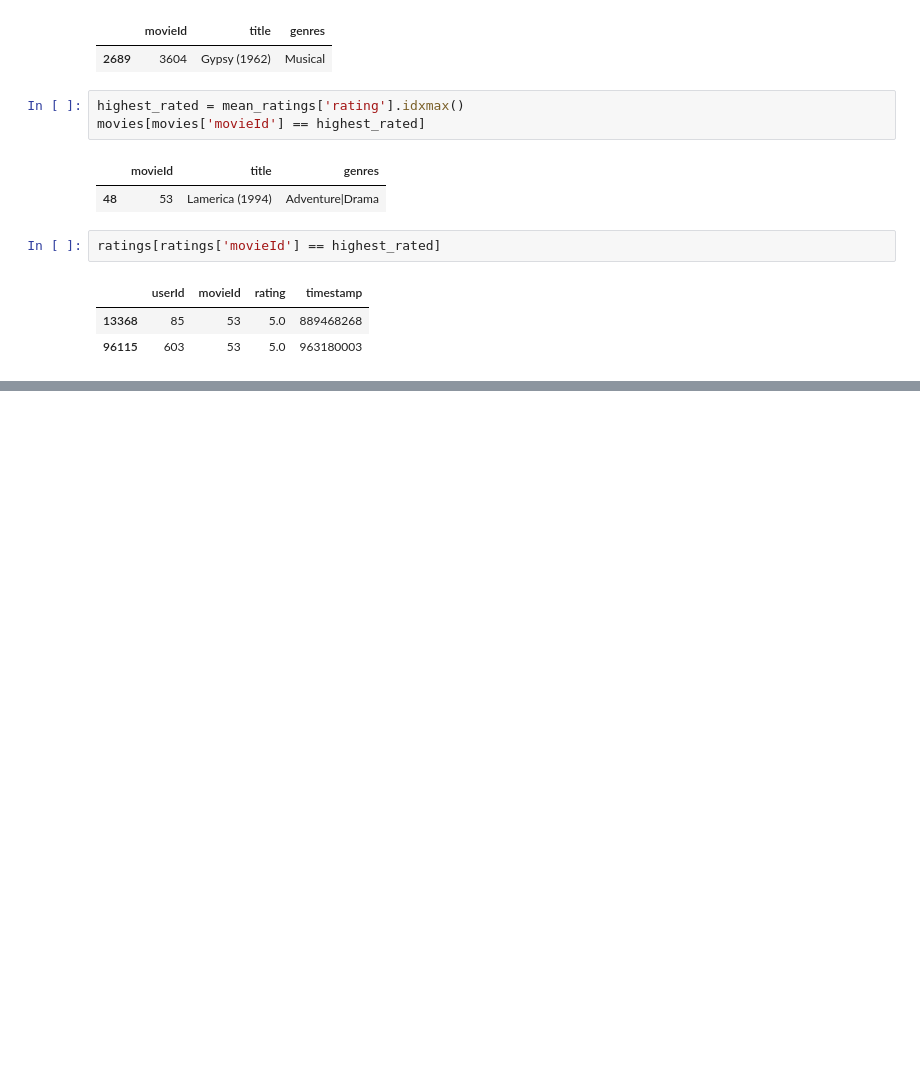
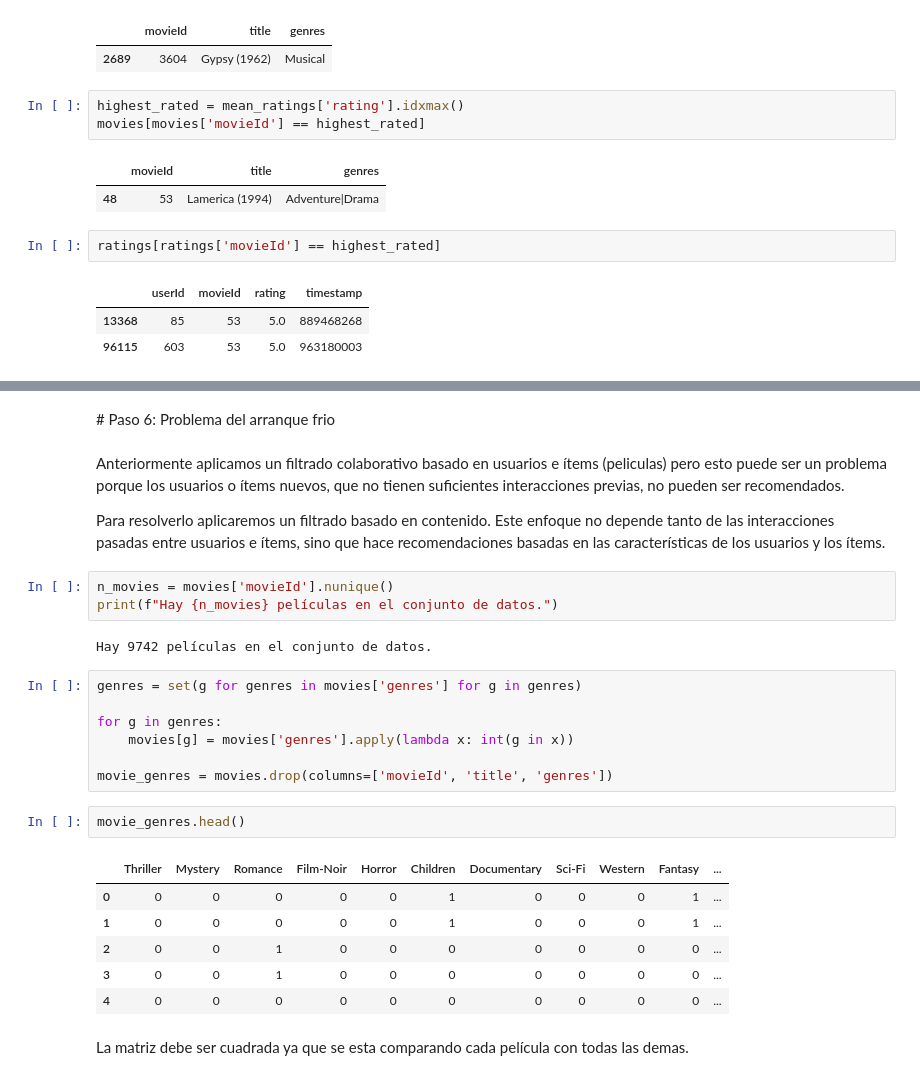
Before and after one commit to juancfaz/RecomendationMovieSystem, a Jupyter notebook: RecomendationSystem.ipynb, the cells around one changed output, grey strips where cells are left out. Drawn from its saved outputs; the diff is of its cells as text; blank space fills up the shorter version.

Commit message:
Primera aproximacion a los sistemas de recomendacion

```diff
--- a/RecomendationSystem.ipynb
+++ b/RecomendationSystem.ipynb
@@ -127,0 +475,29 @@ ratings[ratings['movieId'] == highest_rated]
+# %% [markdown]
+# Paso 6: Problema del arranque frio
+# %% [markdown]
+Anteriormente aplicamos un filtrado colaborativo basado en usuarios e ítems (peliculas) pero esto puede ser un problema porque los usuarios o ítems nuevos, que no tienen suficientes interacciones previas, no pueden ser recomendados.
+
+Para resolverlo aplicaremos un filtrado basado en contenido. Este enfoque no depende tanto de las interacciones pasadas entre usuarios e ítems, sino que hace recomendaciones basadas en las características de los usuarios y los ítems.
+# %%
+n_movies = movies['movieId'].nunique()
+print(f"Hay {n_movies} películas en el conjunto de datos.")
+# %% [output]
+Hay 9742 películas en el conjunto de datos.
+# %%
+genres = set(g for genres in movies['genres'] for g in genres)
+
+for g in genres:
+    movies[g] = movies['genres'].apply(lambda x: int(g in x))
+
+movie_genres = movies.drop(columns=['movieId', 'title', 'genres'])
+# %%
+movie_genres.head()
+# %% [output]
+|  | Thriller | Mystery | Romance | Film-Noir | Horror | Children | Documentary | Sci-Fi | Western | Fantasy | ... |
+| 0 | 0 | 0 | 0 | 0 | 0 | 1 | 0 | 0 | 0 | 1 | ... |
+| 1 | 0 | 0 | 0 | 0 | 0 | 1 | 0 | 0 | 0 | 1 | ... |
+| 2 | 0 | 0 | 1 | 0 | 0 | 0 | 0 | 0 | 0 | 0 | ... |
+| 3 | 0 | 0 | 1 | 0 | 0 | 0 | 0 | 0 | 0 | 0 | ... |
+| 4 | 0 | 0 | 0 | 0 | 0 | 0 | 0 | 0 | 0 | 0 | ... |
+# %% [markdown]
+La matriz debe ser cuadrada ya que se esta comparando cada película con todas las demas.
```
Also changed, not shown: parts of 52 cells of this notebook, 1 other file.
